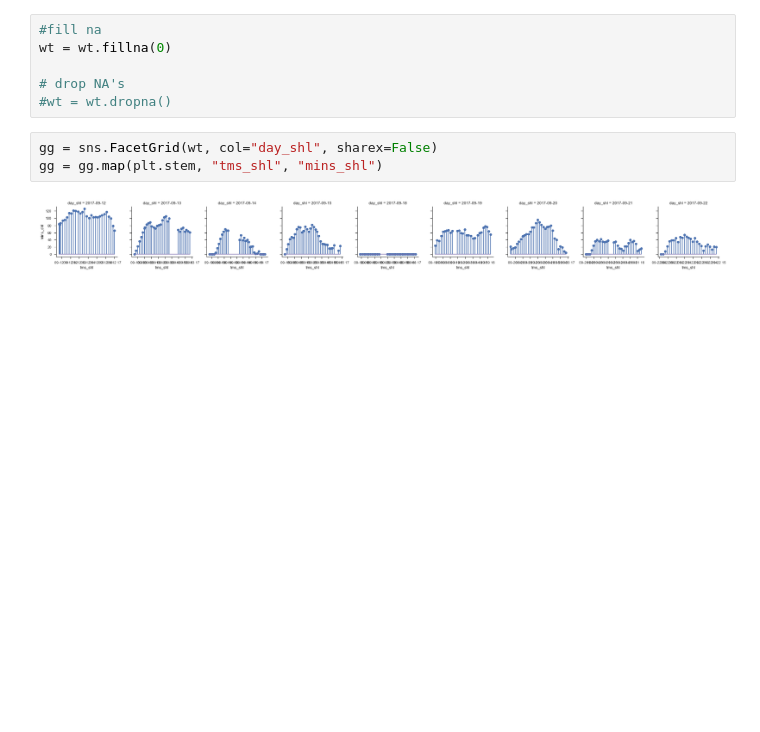
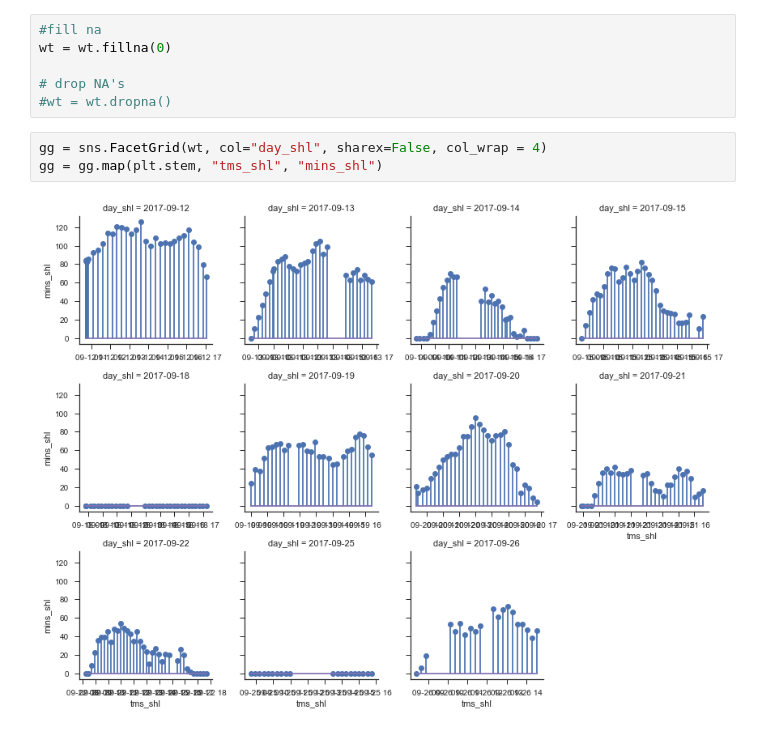
Before and after one commit to callinSwitzer/GarbageCollector, a Jupyter notebook: Scrape wait times at DMV.ipynb, the cells around one changed output. Saved outputs shown, nothing was run; the diff lists cells and outputs as text; blank space fills up the shorter version.

```diff
--- a/Scrape wait times at DMV.ipynb
+++ b/Scrape wait times at DMV.ipynb
@@ -170,7 +169,7 @@ wt = wt.fillna(0)
 # drop NA's
 #wt = wt.dropna()
 # %%
-gg = sns.FacetGrid(wt, col="day_shl", sharex=False)
+gg = sns.FacetGrid(wt, col="day_shl", sharex=False, col_wrap = 4)
 gg = gg.map(plt.stem, "tms_shl", "mins_shl")
 # %% [output]
-[figure, old version]
+[figure, new version]
```
Also changed, not shown: parts of 3 cells of this notebook, 2 other files.
